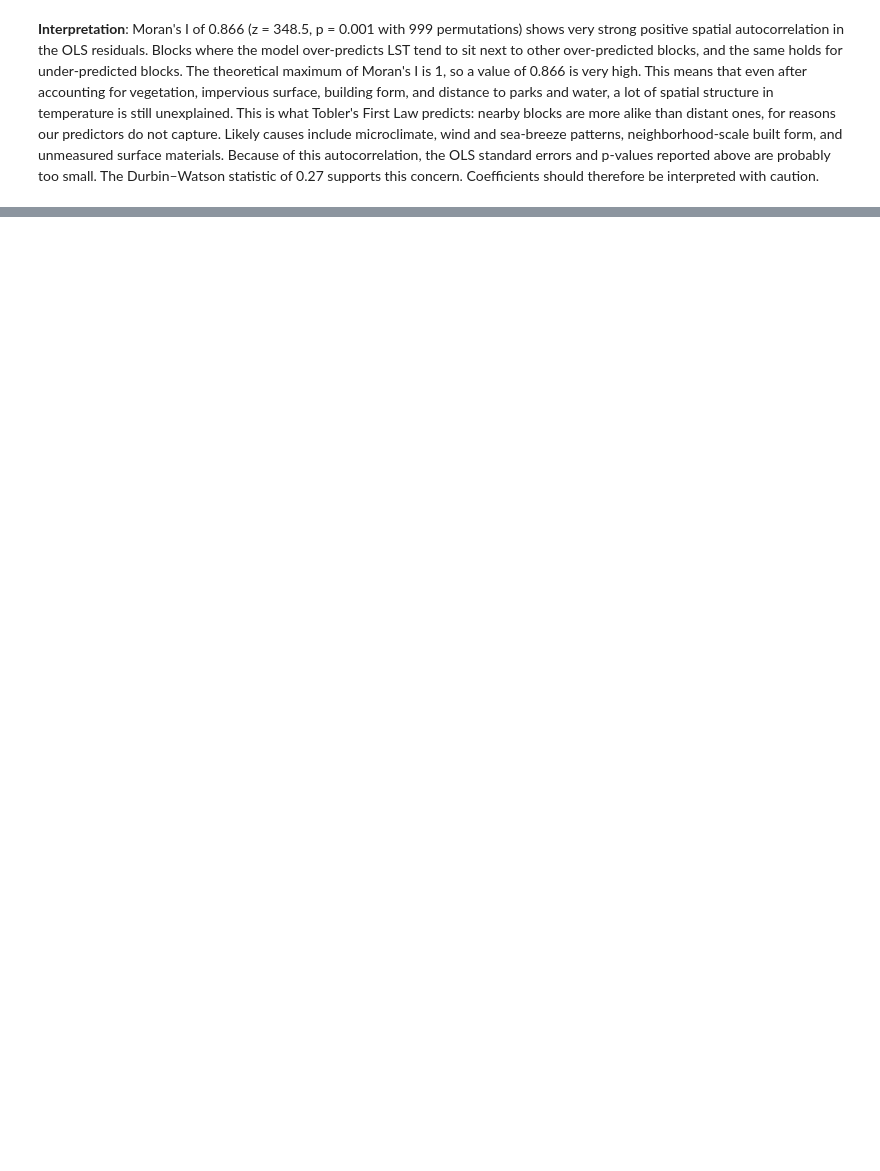
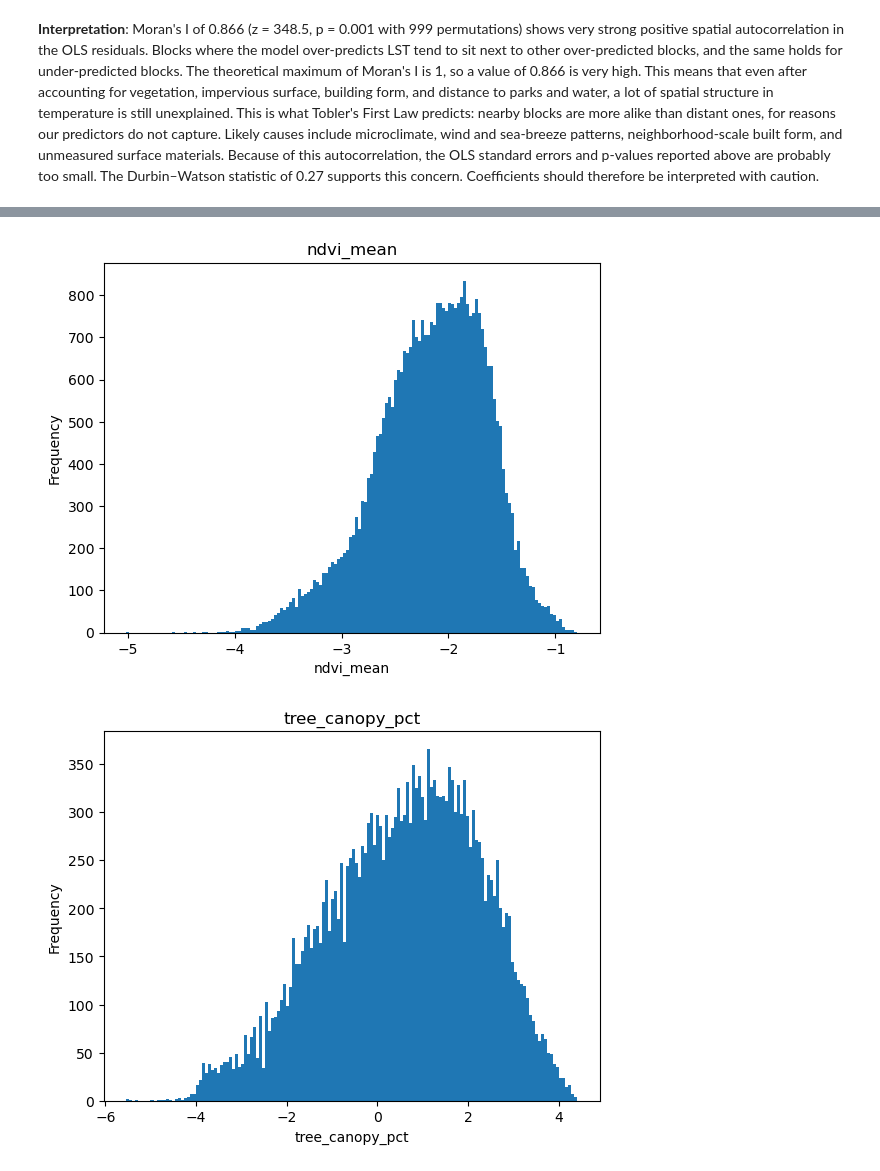
Before and after one commit to emily-gy/Urban_Heat_Project, a Jupyter notebook: Regression_Analysis.ipynb, the cells around one changed output, grey strips where cells are left out. Drawn from its saved outputs; the diff is of its cells as text; code cells hidden in the pictures; blank space fills up the shorter version.

```diff
--- a/Regression_Analysis.ipynb
+++ b/Regression_Analysis.ipynb
@@ -322,0 +437,16 @@ Outputs saved to `./outputs/`:
+# %%
+log_block_data = df_variables.copy()
+
+for col in log_block_data.columns:
+    log_block_data[col] = log(log_block_data[col])
+# %%
+log_block_data.replace(-np.inf, np.nan, inplace=True)
+
+for col in log_block_data.columns:
+    plt.figure()
+    log_block_data[col].plot(kind="hist", bins=150, title=col)
+    plt.xlabel(col)
+    plt.show()
+# %% [output]
+[figure, added]
+[figure, added]
```
Also changed, not shown: parts of 19 cells of this notebook.
